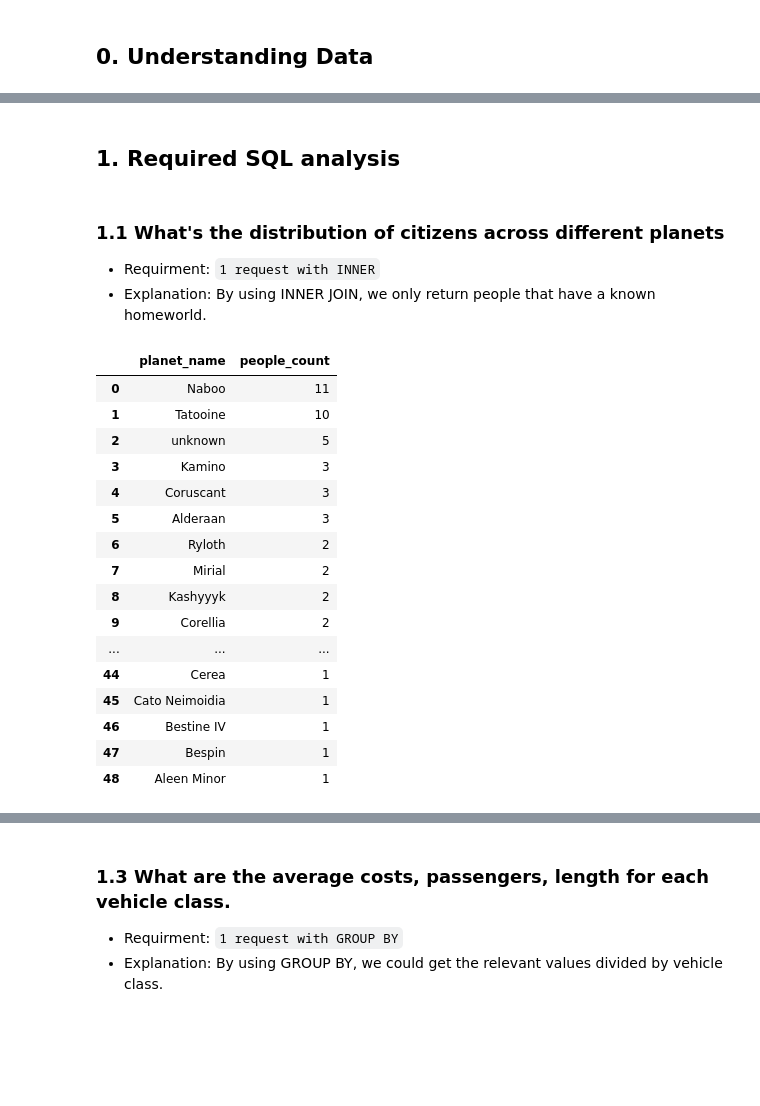
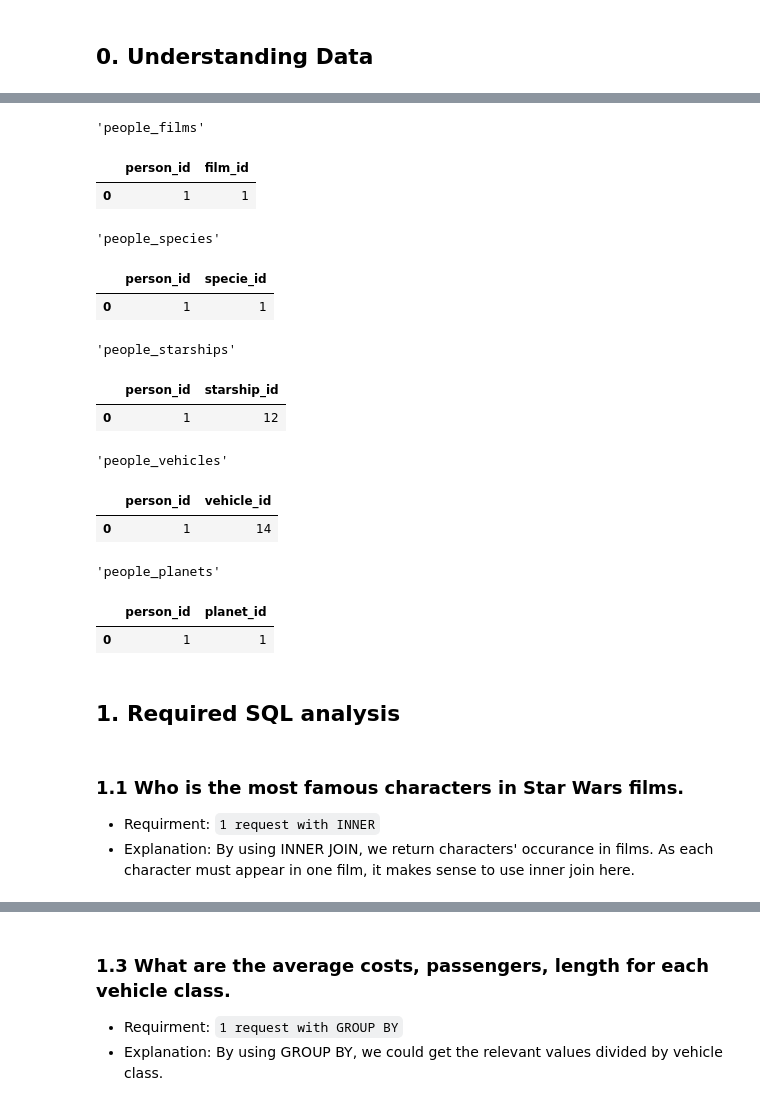
Before and after one commit to fengyu20/sql-project-star-wars-analysis, a Jupyter notebook: sqlite3_secondversion/sql_analysis_second_version.ipynb, the cells around one changed output, grey strips where cells are left out. Drawn from its saved outputs; the diff is of its cells as text; code cells hidden in the pictures; blank space fills up the shorter version.

```diff
--- a/sqlite3_secondversion/sql_analysis_second_version.ipynb
+++ b/sqlite3_secondversion/sql_analysis_second_version.ipynb
@@ -33,34 +33,30 @@ for table in tables:
 'planets'
 |  | id | name | diameter | rotation_period | orbital_period | gravity | population | climate | terrain | ... |
 | 0 | 1 | Tatooine | 10465 | 23 | 304 | 1 standard | 200000 | arid | desert | ... |
+# %%
+connection_table = ["people_films", "people_species","people_starships","people_vehicles", "people_planets"]
+for item in connection_table:
+    display(item)
+    display(pd.read_sql(f'SELECT * FROM {item} LIMIT 1', conn))
+# %% [output]
+'people_films'
+|  | person_id | film_id |
+| 0 | 1 | 1 |
+'people_species'
+|  | person_id | specie_id |
+| 0 | 1 | 1 |
+'people_starships'
+|  | person_id | starship_id |
+| 0 | 1 | 12 |
+'people_vehicles'
+|  | person_id | vehicle_id |
+| 0 | 1 | 14 |
+'people_planets'
+|  | person_id | planet_id |
+| 0 | 1 | 1 |
 # %% [markdown]
 ## 1. Required SQL analysis
-# %% [markdown]
-### 1.1 What's the distribution of citizens across different planets
-- Requirment: `1 request with INNER`
-- Explanation: By using INNER JOIN, we only return people that have a known homeworld.
-# %%
-pd.read_sql(
-    '''
-
-    ''',
-    conn
-)
-# %% [output]
-|  | planet_name | people_count |
-| 0 | Naboo | 11 |
-| 1 | Tatooine | 10 |
-| 2 | unknown | 5 |
-| 3 | Kamino | 3 |
-| 4 | Coruscant | 3 |
-| 5 | Alderaan | 3 |
-| 6 | Ryloth | 2 |
-| 7 | Mirial | 2 |
-| 8 | Kashyyyk | 2 |
-| 9 | Corellia | 2 |
-| ... | ... | ... |
-| 44 | Cerea | 1 |
-| 45 | Cato Neimoidia | 1 |
-| 46 | Bestine IV | 1 |
-| 47 | Bespin | 1 |
-| 48 | Aleen Minor | 1 |
+# %% [markdown]
+### 1.1 Who is the most famous characters in Star Wars films.
+- Requirment: `1 request with INNER`
+- Explanation: By using INNER JOIN, we return characters' occurance in films. As each character must appear in one film, it makes sense to use inner join here.
```
Also changed, not shown: parts of 4 cells of this notebook, 1 other file.
